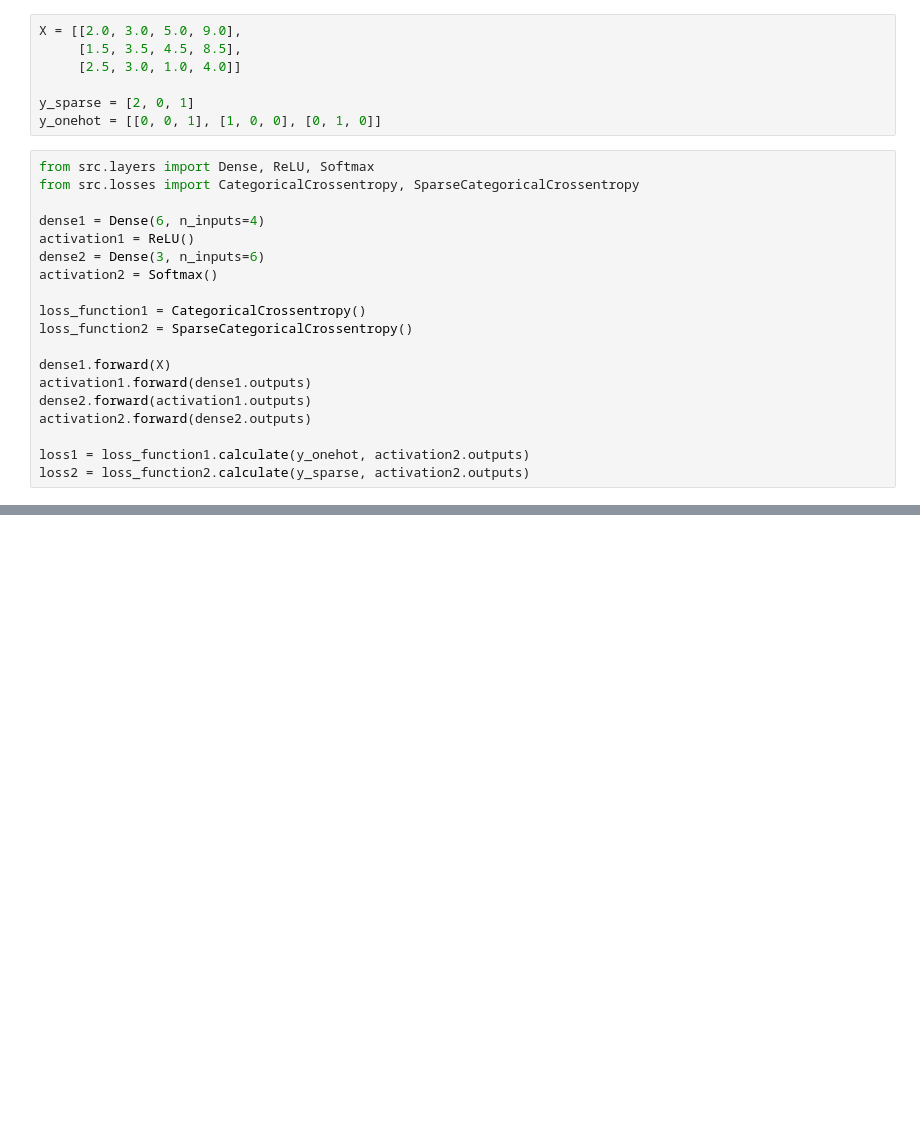
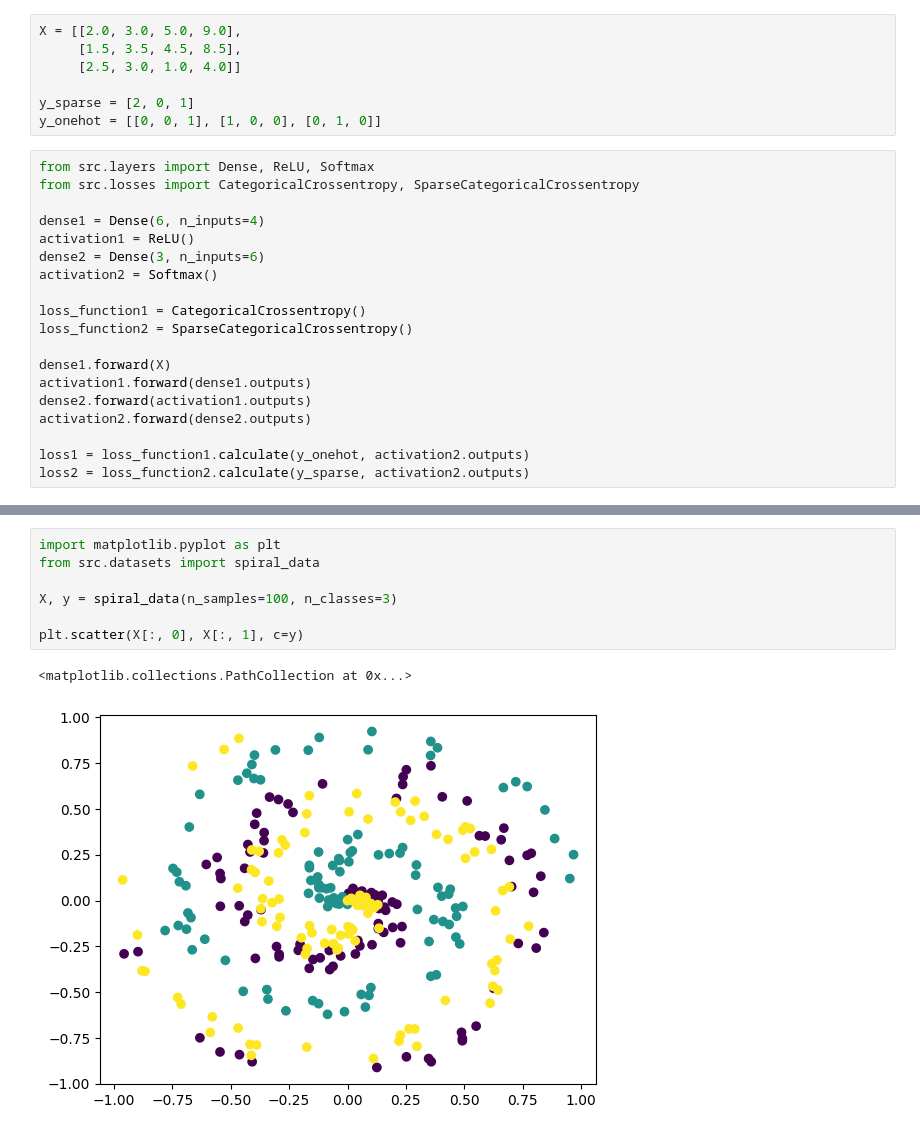
Before and after one commit to hasan-alper/nevenue, a Jupyter notebook: test.ipynb, the cells around one changed output, grey strips where cells are left out. Cells and saved outputs as stored; diff of their text form; blank space fills up the shorter version.

Commit message:
implement toy dataset generator functions

```diff
--- a/test.ipynb
+++ b/test.ipynb
@@ -107,0 +108,10 @@ print(loss1, loss2)
+# %%
+import matplotlib.pyplot as plt
+from src.datasets import spiral_data
+
+X, y = spiral_data(n_samples=100, n_classes=3)
+
+plt.scatter(X[:, 0], X[:, 1], c=y)
+# %% [output]
+<matplotlib.collections.PathCollection at 0x...>
+[figure, added]
```
Also changed, not shown: parts of 6 cells of this notebook, 2 other files.
